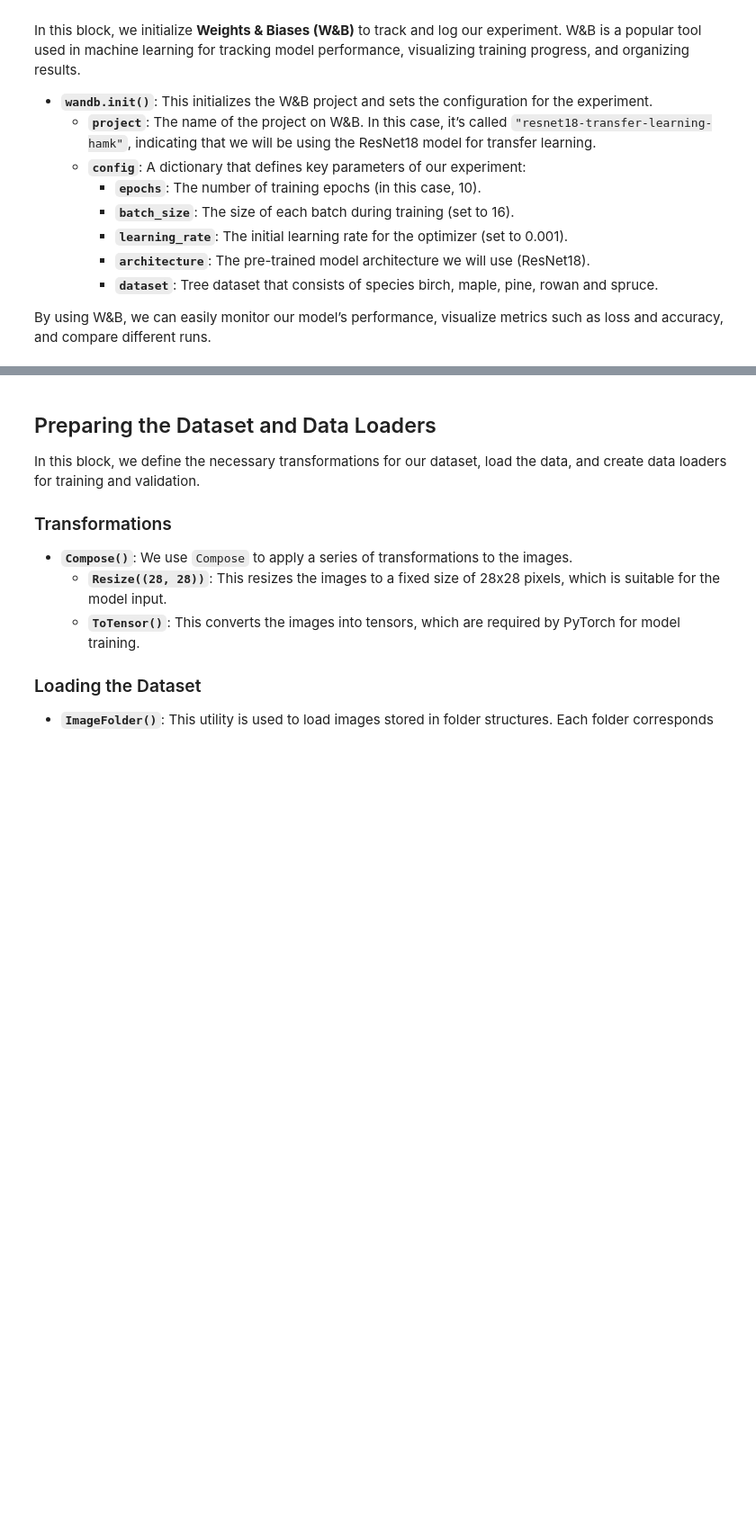
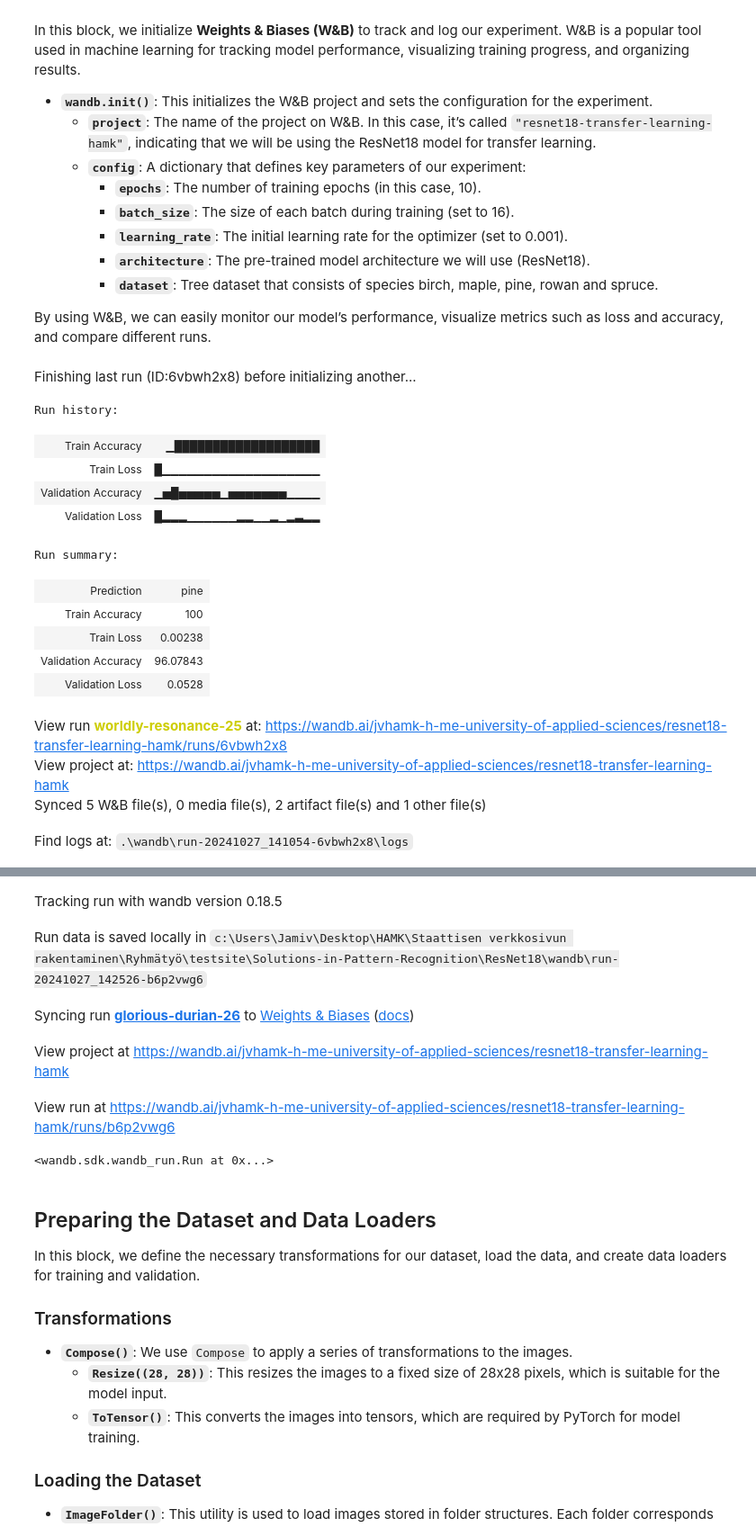
Before and after one commit to jamivih/Solutions-in-Pattern-Recognition, a Jupyter notebook: ResNet18/ResNet18_model.ipynb, the cells around one changed output, grey strips where cells are left out. Shown: that part at 90% size. Cells and saved outputs as stored; diff of their text form; code cells hidden in the pictures; blank space fills up the shorter version.

Commit message:
resnet 18 model

```diff
--- a/ResNet18/ResNet18_model.ipynb
+++ b/ResNet18/ResNet18_model.ipynb
@@ -34,10 +35,27 @@ In this block, we initialize **Weights & Biases (W&B)** to track and log our exp
 By using W&B, we can easily monitor our model’s performance, visualize metrics such as loss and accuracy, and compare different runs.
 # %%
 # Initialize W&B and set up the project
-wandb.init(project="", config={
+wandb.init(project="resnet18-transfer-learning-hamk", config={
     "epochs": 10,
     "batch_size": 16,
-    "learning_rate": 0.0001,
+    "learning_rate": 0.001,
     "architecture": "ResNet18",
     "dataset": "tree_detection"
 })
+# %% [output]
+Finishing last run (ID:6vbwh2x8) before initializing another...
+Run history:
+| Train Accuracy | ▁███████████████████ |
+| Train Loss | █▁▁▁▁▁▁▁▁▁▁▁▁▁▁▁▁▁▁▁ |
+| Validation Accuracy | ▁▅█▅▅▅▅▅▁▅▅▅▅▅▅▅▁▁▁▁ |
+| Validation Loss | █▂▂▂▁▁▁▁▁▁▂▂▁▁▂▁▂▃▂▂ |
+Run summary:
+| Prediction | pine |
+| Train Accuracy | 100 |
+| Train Loss | 0.00238 |
+| Validation Accuracy | 96.07843 |
+| Validation Loss | 0.0528 |
+View run worldly-resonance-25 at: https://wandb.ai/jvhamk-h-me-university-of-applied-sciences/resnet18-transfer-learning-hamk/runs/6vbwh2x8
+View project at: https://wandb.ai/jvhamk-h-me-university-of-applied-sciences/resnet18-transfer-learning-hamk
+Synced 5 W&B file(s), 0 media file(s), 2 artifact file(s) and 1 other file(s)
+Find logs at: .\wandb\run-20241027_141054-6vbwh2x8\logs
@@ -44,3 +63,9 @@ wandb.init(project="", config={
+Tracking run with wandb version 0.18.5
+Run data is saved locally in c:\Users\Jamiv\Desktop\HAMK\Staattisen verkkosivun rakentaminen\Ryhmätyö\testsite\Solutions-in-Pattern-Recognition\ResNet18\wandb\run-20241027_142526-b6p2vwg6
+Syncing run glorious-durian-26 to Weights & Biases (docs)
+View project at https://wandb.ai/jvhamk-h-me-university-of-applied-sciences/resnet18-transfer-learning-hamk
+View run at https://wandb.ai/jvhamk-h-me-university-of-applied-sciences/resnet18-transfer-learning-hamk/runs/b6p2vwg6
+<wandb.sdk.wandb_run.Run at 0x...>
 # %%
 config = wandb.config
 # %%
```
Also changed, not shown: parts of 11 cells of this notebook, 57 other files.
